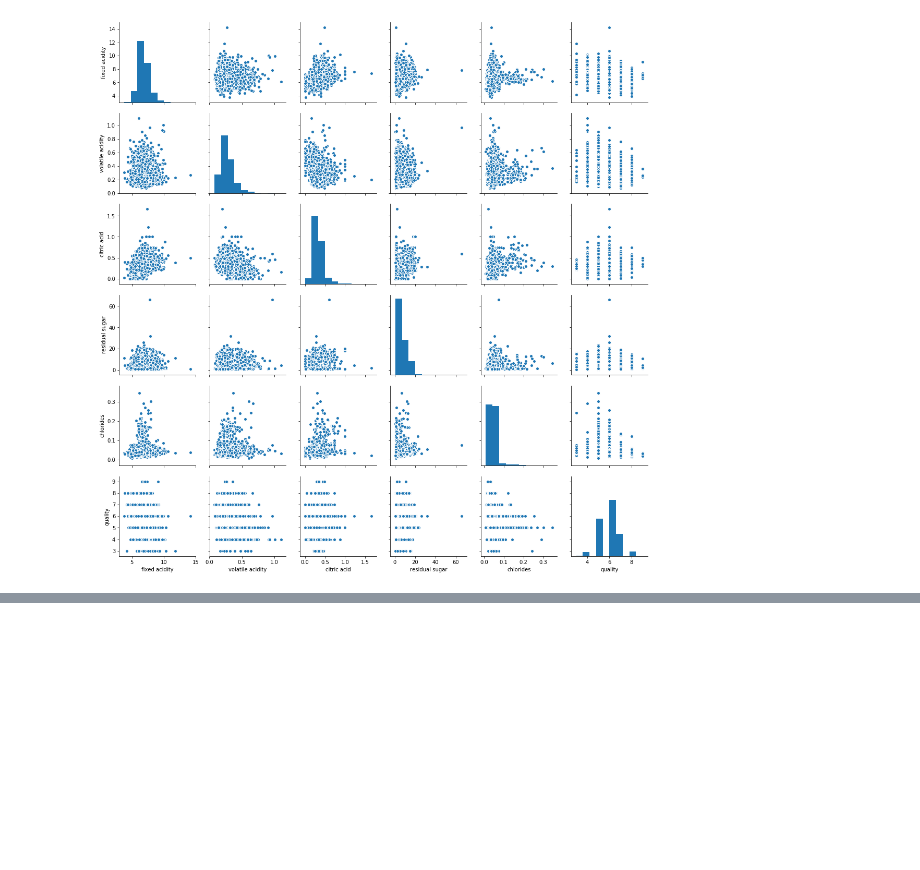
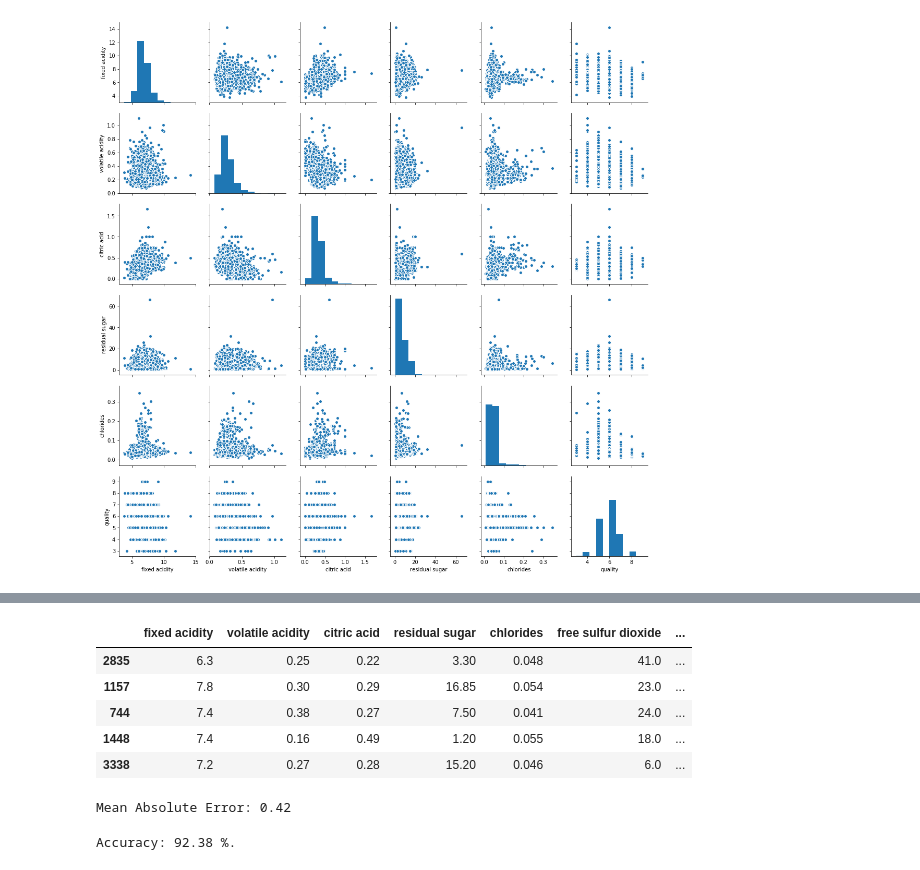
Before and after one commit to rosswilliaminnes/wine, a Jupyter notebook: random forest example.ipynb, the cells around one changed output, grey strips where cells are left out. Cells and saved outputs as stored; diff of their text form; code cells hidden in the pictures; blank space fills up the shorter version.

```diff
--- a/random forest example.ipynb
+++ b/random forest example.ipynb
@@ -77,0 +91,10 @@ sns.pairplot(df.loc[:,['fixed acidity',
+# %%
+# create dep var and idep var set (use data  drop better off to drop qual)
+y = df.quality
+X = df.drop('quality', axis=1)
+# %%
+# Split the data into training and testing sets
+# X = features
+# y = labels
+train_features, test_features, train_labels, test_labels = train_test_split(X, y, test_size = 0.25,
+                               random_state = 42)
@@ -77,0 +110,9 @@ sns.pairplot(df.loc[:,['fixed acidity',
+# %%
+train_features.head()
+# %% [output]
+|  | fixed acidity | volatile acidity | citric acid | residual sugar | chlorides | free sulfur dioxide | ... |
+| 2835 | 6.3 | 0.25 | 0.22 | 3.30 | 0.048 | 41.0 | ... |
+| 1157 | 7.8 | 0.30 | 0.29 | 16.85 | 0.054 | 23.0 | ... |
+| 744 | 7.4 | 0.38 | 0.27 | 7.50 | 0.041 | 24.0 | ... |
+| 1448 | 7.4 | 0.16 | 0.49 | 1.20 | 0.055 | 18.0 | ... |
+| 3338 | 7.2 | 0.27 | 0.28 | 15.20 | 0.046 | 6.0 | ... |
@@ -77,0 +128,17 @@ sns.pairplot(df.loc[:,['fixed acidity',
+# %%
+# Use the forest's predict method on the test data
+predictions = rf.predict(test_features)
+# Calculate the absolute errors
+errors = abs(predictions - test_labels)
+# Print out the mean absolute error (mae)
+print('Mean Absolute Error:', round(np.mean(errors), 2))
+# %% [output]
+Mean Absolute Error: 0.42
+# %%
+# Calculate mean absolute percentage error (MAPE)
+mape = 100 * (errors / test_labels)
+# Calculate and display accuracy
+accuracy = 100 - np.mean(mape)
+print('Accuracy:', round(accuracy, 2), '%.')
+# %% [output]
+Accuracy: 92.38 %.
```
Also changed, not shown: parts of 6 cells of this notebook.
